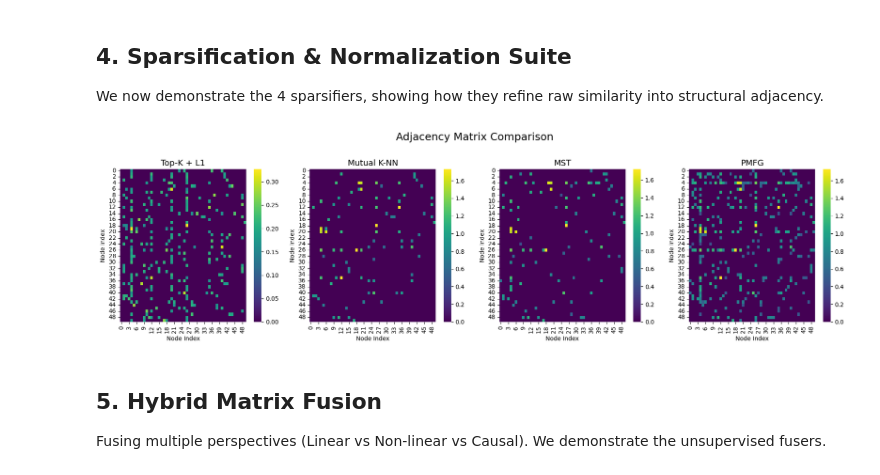
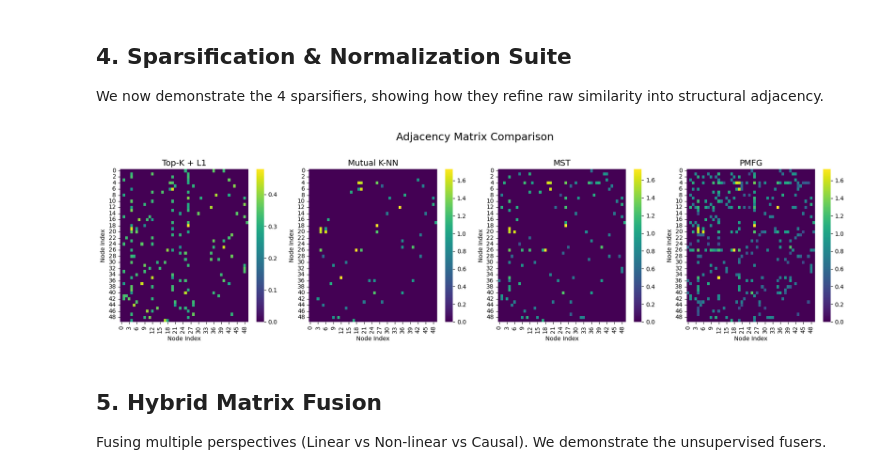
Before and after one commit to PabloMMRuiz/minerva, a Jupyter notebook: notebooks/comprehensive_showcase.ipynb, the cells around one changed output. Saved outputs shown, nothing was run; the diff lists cells and outputs as text; code cells hidden in the pictures.

```diff
--- a/notebooks/comprehensive_showcase.ipynb
+++ b/notebooks/comprehensive_showcase.ipynb
@@ -119,34 +119,35 @@ We now demonstrate the 4 sparsifiers, showing how they refine raw similarity int
 # %%
 # Sample base matrix (Mutual Information)
 base_sim = generated_matrices["Mutual Info"]
 
 # 1. Top-K Sparsification + L1 Normalization (Standard Pipeline)
 pipe_topk = MatrixConstructionPipeline(
-    sparsifiers=[TopKRowSparsifier(k_per_node=5)],
+    sparsifiers=[TopKRowSparsifier()],
     normalizers=[RowL1Normalizer()]
 )
+# thing is, k here is
 adj_topk = pipe_topk.run(base_sim, k=150)
 
 # 2. Mutual K-NN (Forces Symmetry)
-pipe_mknn = MatrixConstructionPipeline(sparsifiers=[MutualKNNSparsifier(k_per_node=5)])
+pipe_mknn = MatrixConstructionPipeline(sparsifiers=[MutualKNNSparsifier()])
 adj_mknn = pipe_mknn.run(base_sim, k=150)
 
 # 3. Minimum Spanning Tree (Guarantees Connectivity)
 pipe_mst = MatrixConstructionPipeline(sparsifiers=[MSTSparsifier()])
 adj_mst = pipe_mst.run(base_sim, k=150)
 
 # 4. PMFG (Planar constraints)
 pipe_pmfg = MatrixConstructionPipeline(sparsifiers=[PMFGSparsifier()])
 adj_pmfg = pipe_pmfg.run(base_sim, k=150)
 
 # Visualize structural differences
 compare_adjacency_matrices_heatmap(
     [adj_topk, adj_mknn, adj_mst, adj_pmfg],
     ["Top-K + L1", "Mutual K-NN", "MST", "PMFG"],
     figsize=(18, 5)
 )
 # %% [output]
-[figure, old version]
+[figure, new version]
 # %% [markdown]
 ## 5. Hybrid Matrix Fusion
 Fusing multiple perspectives (Linear vs Non-linear vs Causal). We demonstrate the unsupervised fusers.
```
Also changed, not shown: parts of 4 cells of this notebook, 13 other files.
